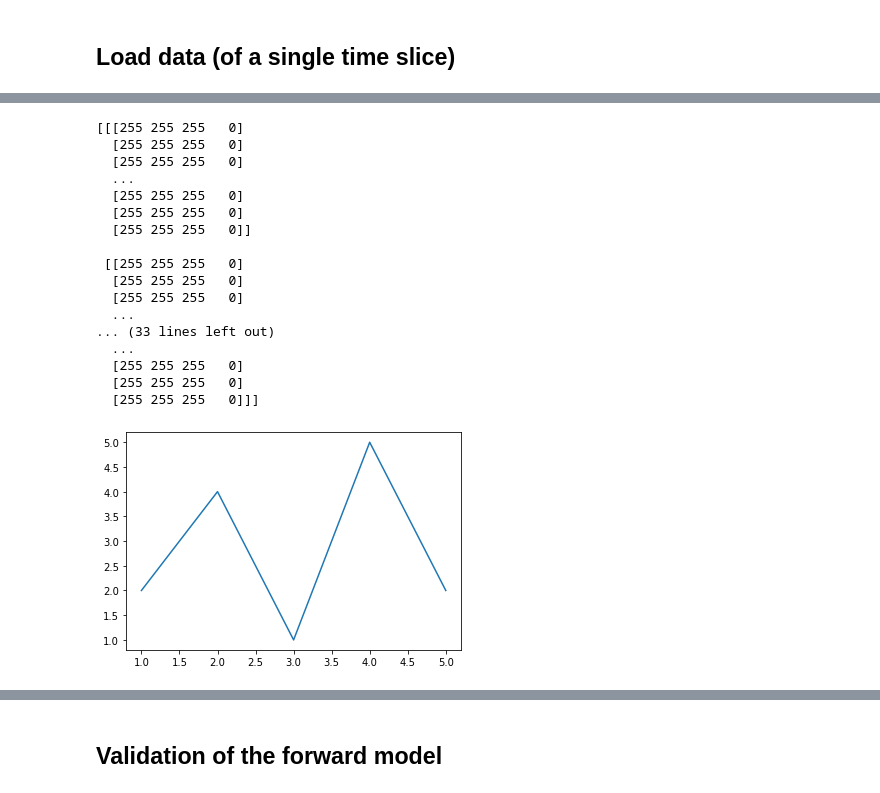
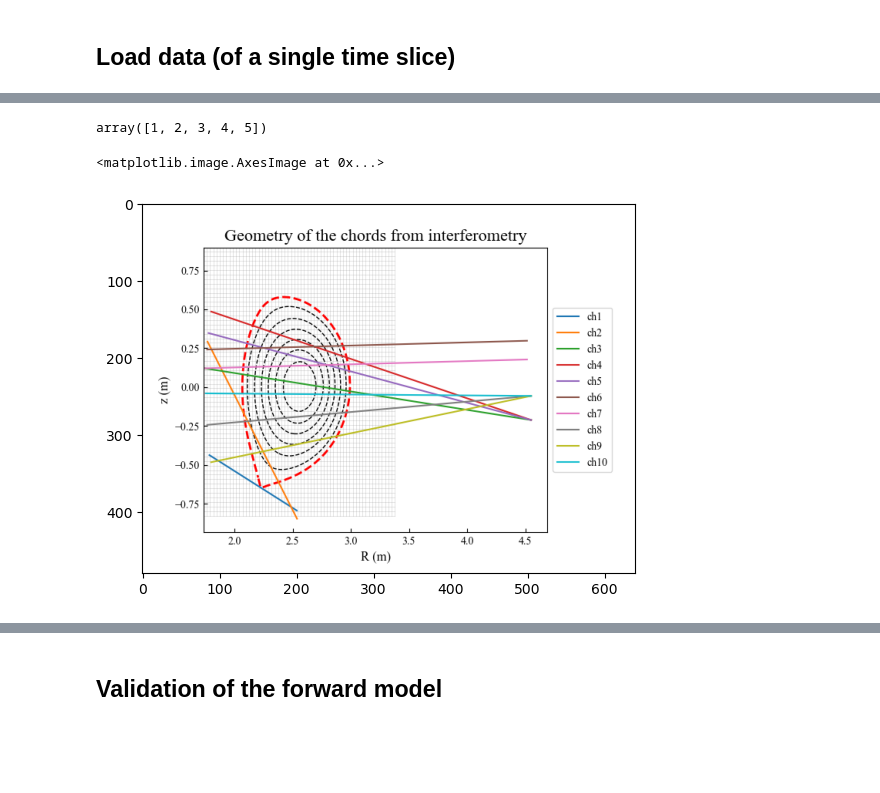
Before and after one commit to DanHarJor/Improving-Electron-Density-Profile-Inference-within-a-Tokamak-using-Bayesian-Techniques, a Jupyter notebook: ElectronDensityProfileInferenceRealData/InterferometryInference.ipynb, the cells around one changed output, grey strips where cells are left out. Drawn from its saved outputs; the diff is of its cells as text; code cells hidden in the pictures; blank space fills up the shorter version.

```diff
--- a/ElectronDensityProfileInferenceRealData/InterferometryInference.ipynb
+++ b/ElectronDensityProfileInferenceRealData/InterferometryInference.ipynb
@@ -193,29 +60,43 @@ Moviepy - video ready __temp__.mp4
-# %%
-from matplotlib.backends.backend_agg import FigureCanvasAgg
-import matplotlib.pyplot as plt
-import numpy as np
-
-def fig2np(fig):
-    canvas = FigureCanvasAgg(fig)
-    ax.plot([1, 2, 3, 4, 5], [2, 4, 1, 5, 2])
-    canvas.draw()
-    return np.array(canvas.buffer_rgba())
-# %% [output]
-[[[255 255 255   0]
-  [255 255 255   0]
-  [255 255 255   0]
-  ...
-  [255 255 255   0]
-  [255 255 255   0]
-  [255 255 255   0]]
-
- [[255 255 255   0]
-  [255 255 255   0]
-  [255 255 255   0]
-  ...
-... (33 lines left out)
-  ...
-  [255 255 255   0]
-  [255 255 255   0]
-  [255 255 255   0]]]
-[figure, removed]
+# %%
+#make video cell
+im = fig2np(fig)
+all_frames = []
+fps=20
+t_range = np.arange(0,2,0.01)
+
+for t in tqdm(t_range,desc='Generating Frames'):
+    equi = equi_all.get_single_point(t)
+    fig = plot_geometry_with_mag_equi(geo, equi)
+    all_frames.append(fig2np(fig))
+
+def write_video(frames, video_dir, video_filename, fps):
+    print('write video on')
+    frame_width = frames[0].shape[1]
+    frame_height = frames[0].shape[0]
+    path = os.path.join(video_dir,video_filename)
+    print('path,',path)
+    rate=str(fps)
+    vid_out = skvideo.io.FFmpegWriter(path,outputdict={'-r': rate}, inputdict={'-r': rate})
+    for im in frames:
+        vid_out.writeFrame(im)
+    vid_out.close()
+
+write_video(all_frames,Path('videos'),'magflux.mp4',fps)
+
+IPython.display.Video(Path('videos','magflux.mp4'))
+# %%
+m = [True for i in range(5)]
+
+a = np.array([1,2,3,4,5])
+
+a[m]
+# %% [output]
+array([1, 2, 3, 4, 5])
+# %%
+equi = equi_all.get_single_point(t)
+fig = plot_geometry_with_mag_equi(geo, equi);
+im = fig2np(fig)
+plt.imshow(im)
+# %% [output]
+<matplotlib.image.AxesImage at 0x...>
+[figure, added]
```
Also changed, not shown: parts of 9 cells of this notebook.
